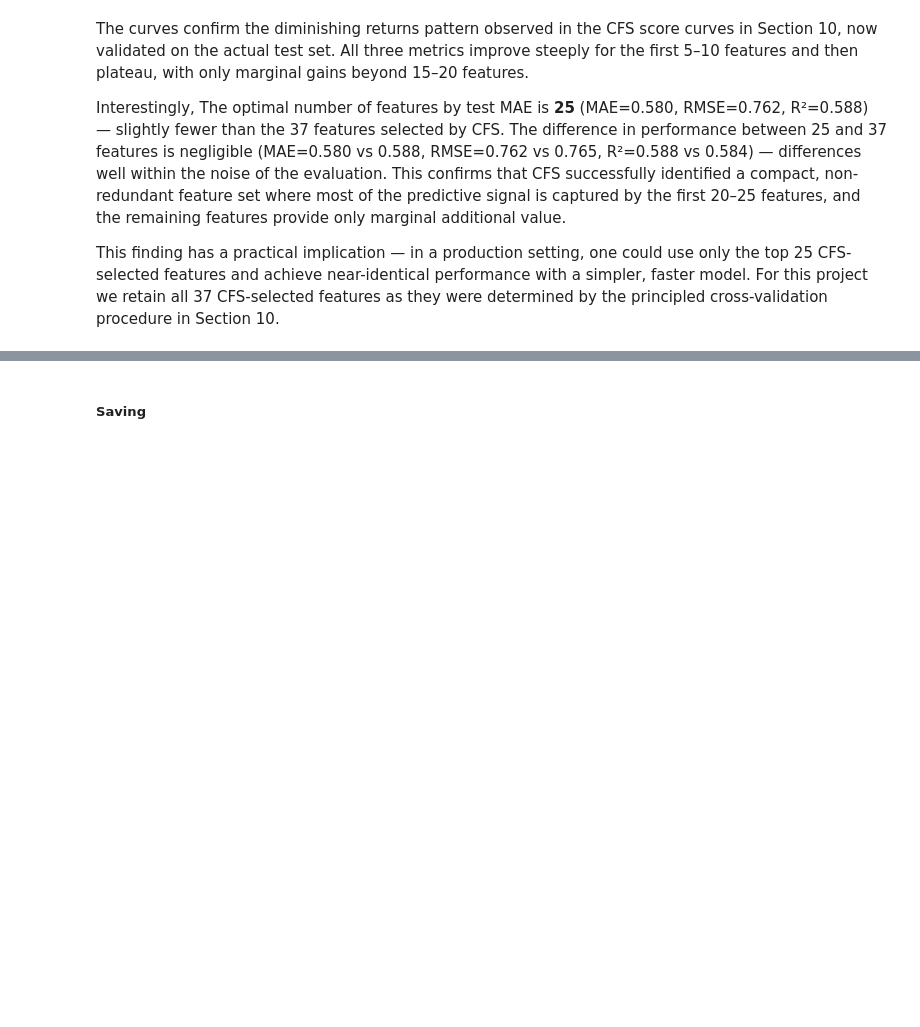
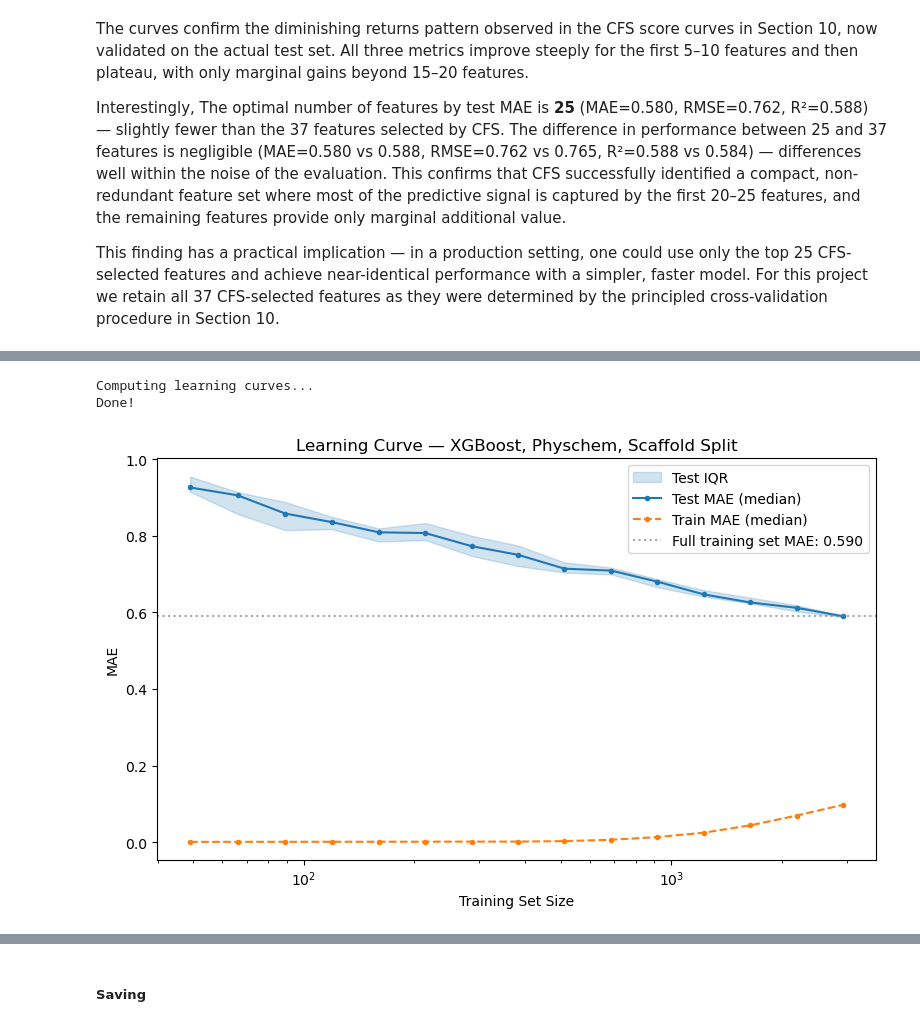
Before and after one commit to ambiddisco/ML4DD-lipophilicity, a Jupyter notebook: Lipophilicity.ipynb, the cells around one changed output, grey strips where cells are left out. Cells and saved outputs as stored; diff of their text form; code cells hidden in the pictures; blank space fills up the shorter version.

```diff
--- a/Lipophilicity.ipynb
+++ b/Lipophilicity.ipynb
@@ -2416,0 +2427,79 @@ This finding has a practical implication — in a production setting, one could
+# %%
+# ── Learning Curves — Best Model (XGBoost, Physchem, Scaffold) ───────────────
+
+N_REPS        = 10   # repetitions per training set size
+N_POINTS      = 15   # number of training set sizes
+train_sizes   = np.unique(
+    np.logspace(np.log10(50), np.log10(len(idx_train_s)), N_POINTS).astype(int)
+)
+
+# Prepare full train/test sets
+scaler_lc    = StandardScaler()
+X_train_full = scaler_lc.fit_transform(
+    df_physchem_selected_xgb.loc[idx_train_s].values)
+y_train_full = df.loc[idx_train_s, TARGET_COL].values
+X_test_lc    = scaler_lc.transform(
+    df_physchem_selected_xgb.loc[idx_test_s].values)
+y_test_lc    = df.loc[idx_test_s, TARGET_COL].values
+
+mae_train_all = np.zeros((N_REPS, len(train_sizes)))
+mae_test_all  = np.zeros((N_REPS, len(train_sizes)))
+
+print("Computing learning curves...")
+for rep in range(N_REPS):
+    rng = np.random.default_rng(random_state + rep)
+    for j, n in enumerate(train_sizes):
+        # Randomly subsample training set
+        idx = rng.choice(len(X_train_full), size=n, replace=False)
+        X_tr = X_train_full[idx]
+        y_tr = y_train_full[idx]
+
+        model_lc = XGBRegressor(
+            **best_xgb_params,
+            random_state=random_state,
+            verbosity=0,
+            device='cuda',
+            n_jobs=-1
+        )
+        model_lc.fit(X_tr, y_tr)
+
+        mae_train_all[rep, j] = mean_absolute_error(y_tr, model_lc.predict(X_tr))
+        mae_test_all[rep, j]  = mean_absolute_error(y_test_lc, model_lc.predict(X_test_lc))
+
+print("Done!")
+
+# ── Plot ──────────────────────────────────────────────────────────────────────
+fig, ax = plt.subplots(figsize=(8, 5))
+
+# Median and confidence intervals
+mae_test_median  = np.median(mae_test_all,  axis=0)
+mae_train_median = np.median(mae_train_all, axis=0)
+mae_test_q25     = np.percentile(mae_test_all,  25, axis=0)
+mae_test_q75     = np.percentile(mae_test_all,  75, axis=0)
+
+ax.fill_between(train_sizes, mae_test_q25, mae_test_q75,
+                alpha=0.2, color='tab:blue', label='Test IQR')
+ax.plot(train_sizes, mae_test_median,  color='tab:blue',
+        marker='.', label='Test MAE (median)')
+ax.plot(train_sizes, mae_train_median, color='tab:orange',
+        marker='.', linestyle='--', label='Train MAE (median)')
+
+ax.axhline(mae_test_median[-1], color='gray', linestyle=':', alpha=0.7,
+           label=f'Full training set MAE: {mae_test_median[-1]:.3f}')
+
+ax.set_xlabel('Training Set Size')
+ax.set_ylabel('MAE')
+ax.set_xscale('log')
+ax.set_title('Learning Curve — XGBoost, Physchem, Scaffold Split')
+ax.legend()
+plt.tight_layout()
+plt.show()
+
+# Summary
+print(f"\nMAE at smallest training size (n={train_sizes[0]}):  {mae_test_median[0]:.3f}")
+print(f"MAE at full training size   (n={train_sizes[-1]}): {mae_test_median[-1]:.3f}")
+print(f"Improvement: {mae_test_median[0] - mae_test_median[-1]:.3f} MAE units")
+# %% [output]
+Computing learning curves...
+Done!
+[figure, added]
```
Also changed, not shown: parts of 8 cells of this notebook.
